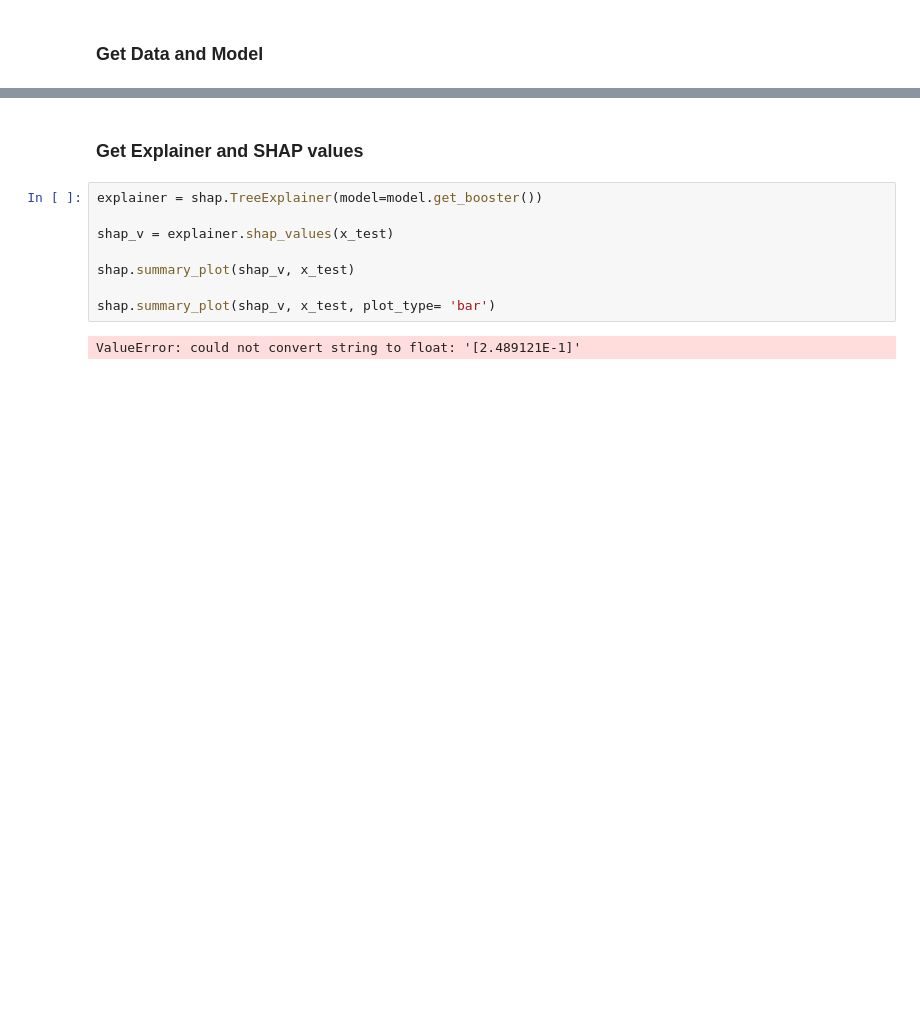
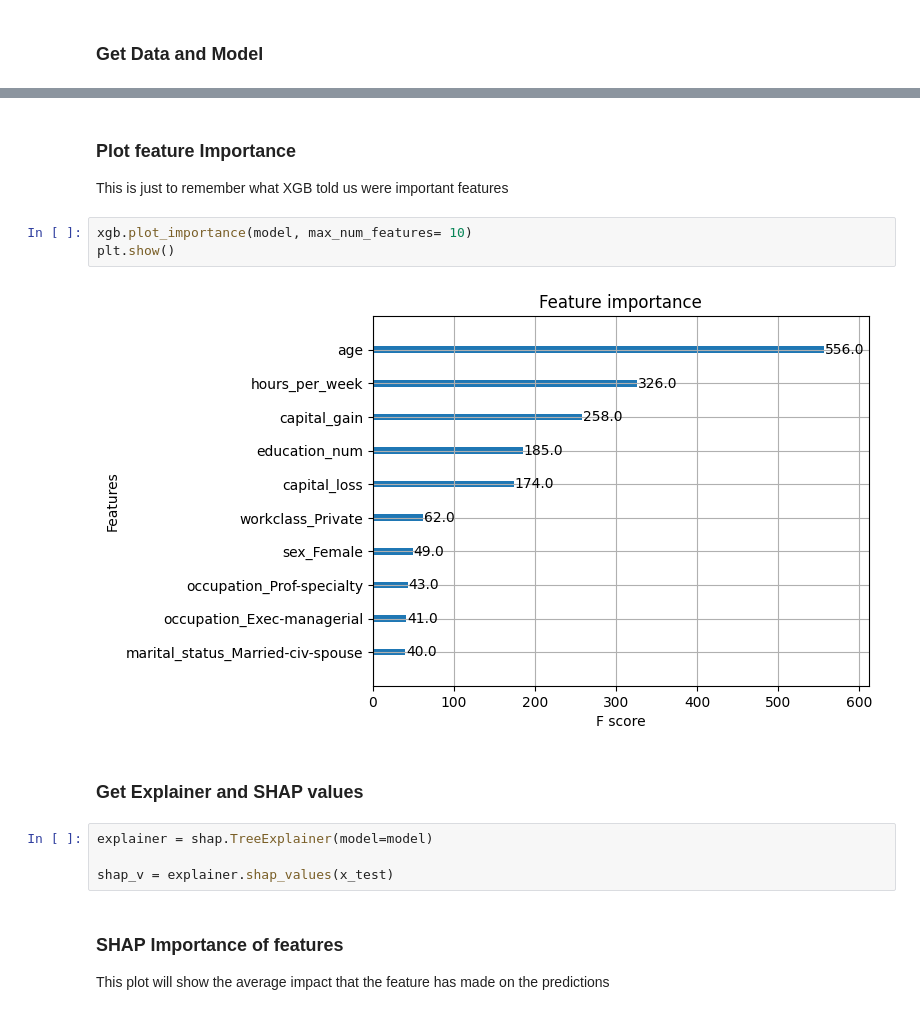
Before and after one commit to Faisasa12/Income_level_prediction_XGBoost_SHAP, a Jupyter notebook: notebooks/shap.ipynb, the cells around one changed output, grey strips where cells are left out. Cells and saved outputs as stored; diff of their text form; blank space fills up the shorter version.

Commit message:
SHAP Explainability and Interpretation added

```diff
--- a/notebooks/shap.ipynb
+++ b/notebooks/shap.ipynb
@@ -54,12 +54,17 @@ XGBClassifier(base_score=None, booster=None, callbacks=None,
+# %% [markdown]
+### Plot feature Importance
+This is just to remember what XGB told us were important features
+# %%
+xgb.plot_importance(model, max_num_features= 10)
+plt.show()
+# %% [output]
+[figure, added]
 # %% [markdown]
 ### Get Explainer and SHAP values
 # %%
-explainer = shap.TreeExplainer(model=model.get_booster())
+explainer = shap.TreeExplainer(model=model)
 
 shap_v = explainer.shap_values(x_test)
-
-shap.summary_plot(shap_v, x_test)
-
-shap.summary_plot(shap_v, x_test, plot_type= 'bar')
-# %% [output]
-ValueError: could not convert string to float: '[2.489121E-1]'
+# %% [markdown]
+### SHAP Importance of features
+This plot will show the average impact that the feature has made on the predictions
```
Also changed, not shown: parts of 5 cells of this notebook.
